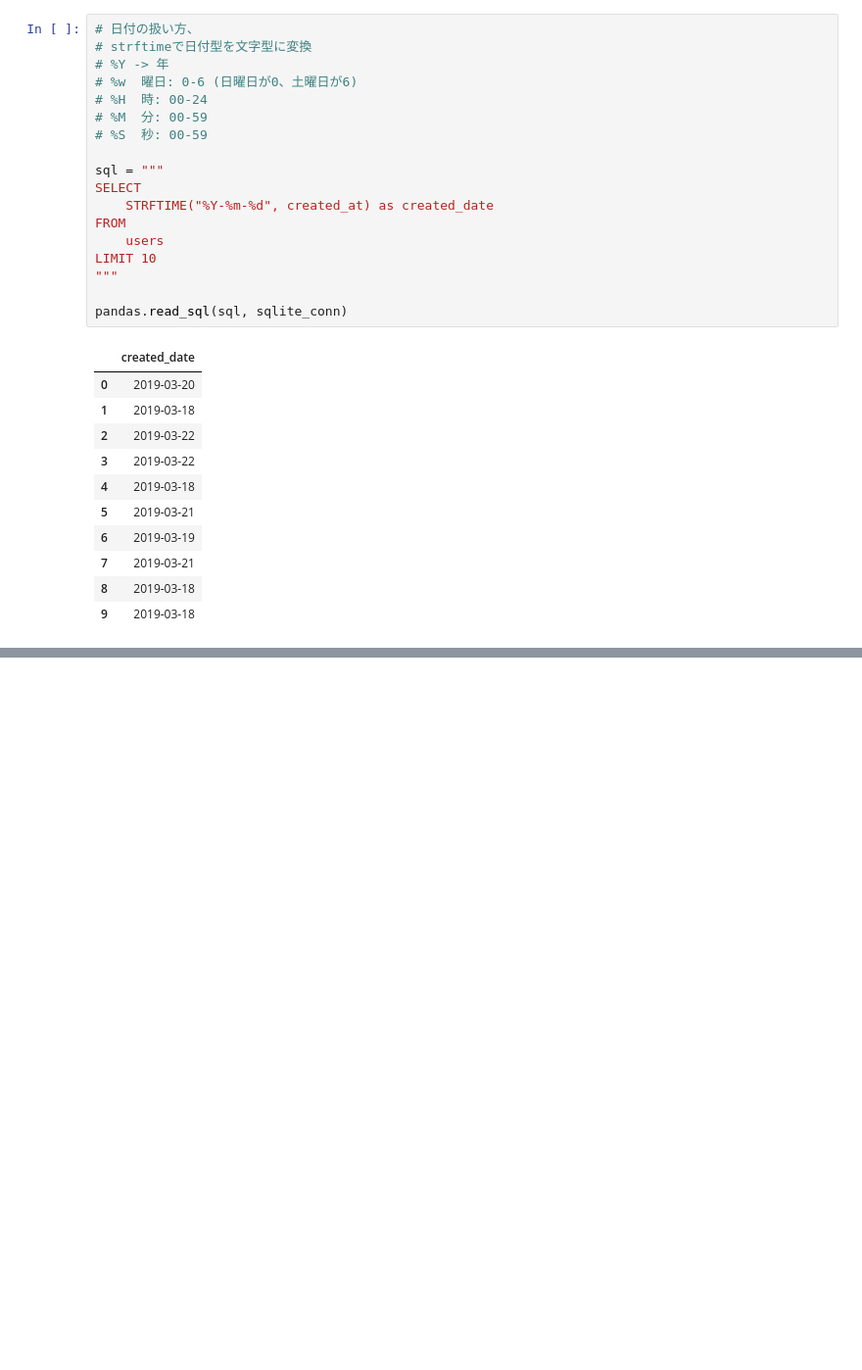
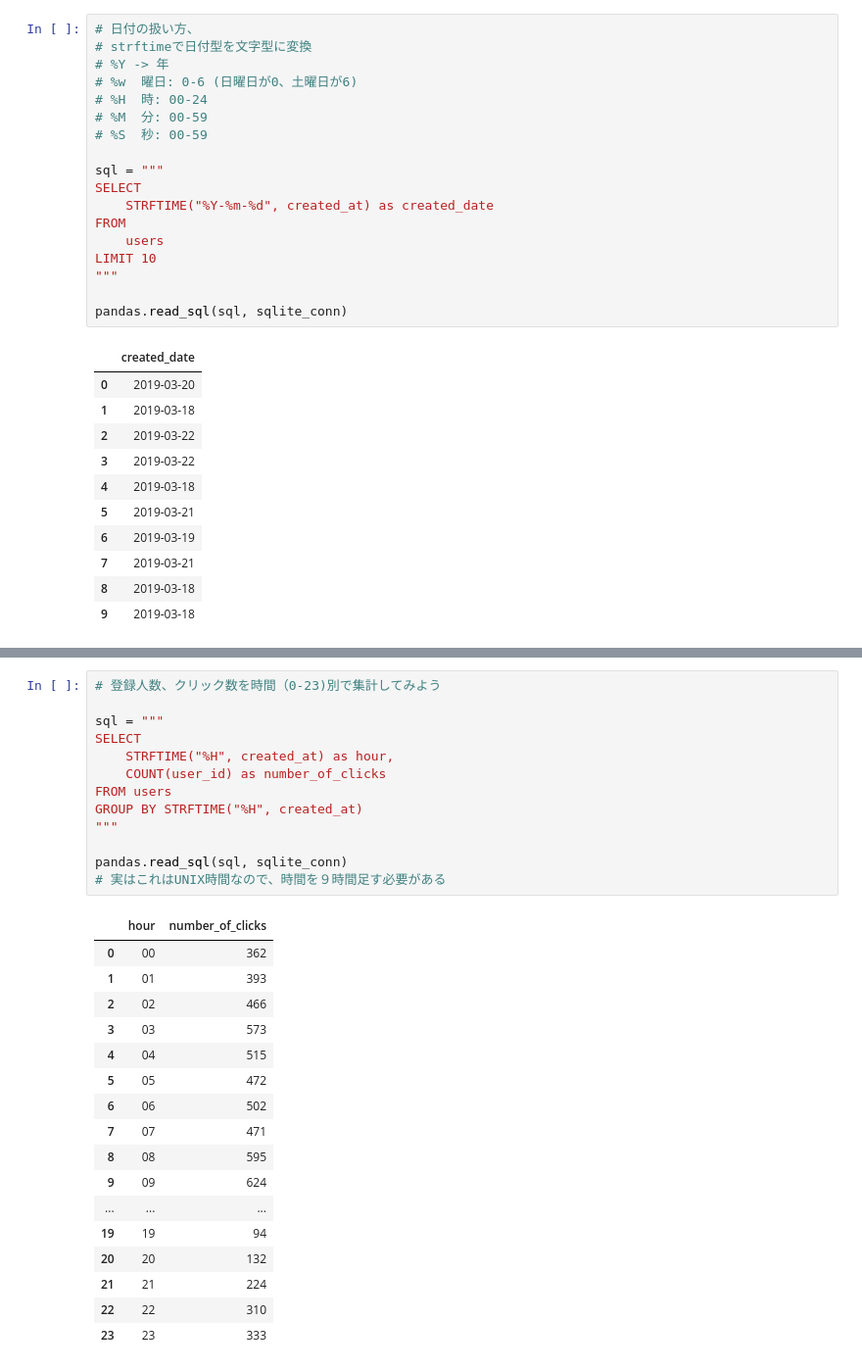
Before and after one commit to soumame/sfc-hc, a Jupyter notebook: notebooks/lecture02.ipynb, the cells around one changed output, grey strips where cells are left out. Shown at 98% size. Drawn from its saved outputs; the diff is of its cells as text; blank space fills up the shorter version.

```diff
--- a/notebooks/lecture02.ipynb
+++ b/notebooks/lecture02.ipynb
@@ -660,0 +714,31 @@ pandas.read_sql(sql, sqlite_conn)
+# %%
+# 登録人数、クリック数を時間（0-23)別で集計してみよう
+
+sql = """
+SELECT
+    STRFTIME("%H", created_at) as hour,
+    COUNT(user_id) as number_of_clicks
+FROM users
+GROUP BY STRFTIME("%H", created_at)
+"""
+
+pandas.read_sql(sql, sqlite_conn)
+# 実はこれはUNIX時間なので、時間を９時間足す必要がある
+# %% [output]
+|  | hour | number_of_clicks |
+| 0 | 00 | 362 |
+| 1 | 01 | 393 |
+| 2 | 02 | 466 |
+| 3 | 03 | 573 |
+| 4 | 04 | 515 |
+| 5 | 05 | 472 |
+| 6 | 06 | 502 |
+| 7 | 07 | 471 |
+| 8 | 08 | 595 |
+| 9 | 09 | 624 |
+| ... | ... | ... |
+| 19 | 19 | 94 |
+| 20 | 20 | 132 |
+| 21 | 21 | 224 |
+| 22 | 22 | 310 |
+| 23 | 23 | 333 |
```
Also changed, not shown: parts of 8 cells of this notebook, 1 other file.
